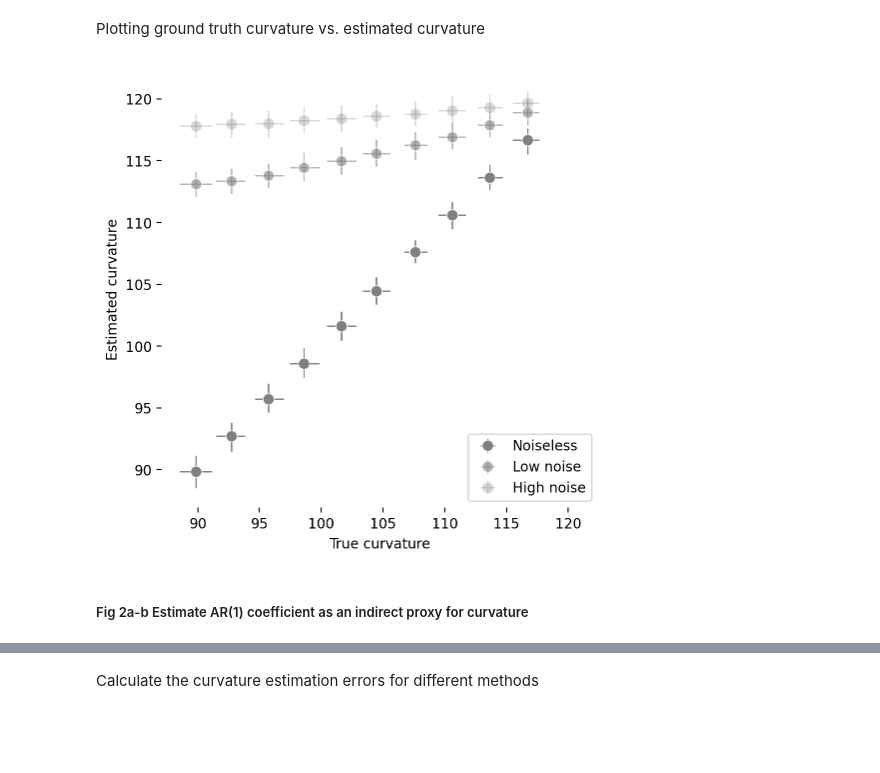
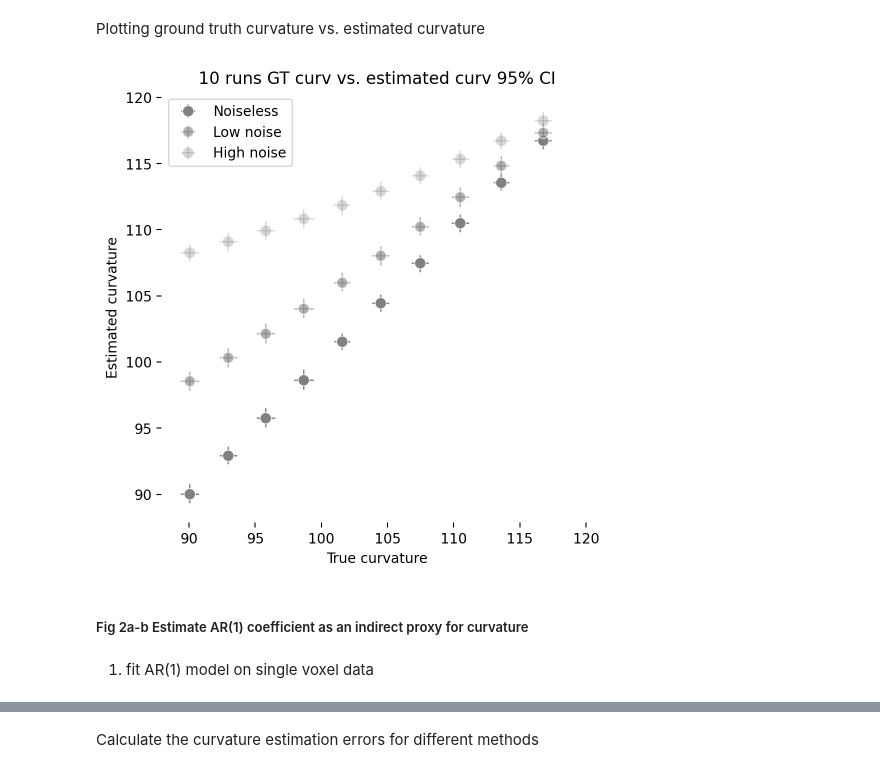
Before and after one commit to jiamingxu1/language-straightening, a Jupyter notebook: scripts/AR-curv.ipynb, the cells around one changed output, grey strips where cells are left out. Drawn from its saved outputs; the diff is of its cells as text; code cells hidden in the pictures; blank space fills up the shorter version.

```diff
--- a/scripts/AR-curv.ipynb
+++ b/scripts/AR-curv.ipynb
@@ -508,15 +299,13 @@ for boot in range(nBoots):
 # %%
 ar_coeffs = np.linspace(0.1, 1, 10)
-nBoots = 200
+nBoots = 500
 nT = 241
-n_voxs = 10
-nRuns = 1
-corr = 0.3
-beta = 0.5
-private_signal_std = 1.0 # latent private noise
-# shared_signal_std = 1.0
-# added_shared_noise_std = 1.0
-added_meas_noise_std_high = 3.0
+n_voxs = 100
+nRuns = 10
+corr = 0.1                          # shared signal
+beta = 0.7                          # shared noise (lower beta = higher shared noise)
+private_signal_std = 1.0            # latent private signal
+added_meas_noise_std_high = 3.0     # measurement noise
 added_meas_noise_std_low = 1.5
 
 private_signal_inno_all = np.zeros((nBoots, len(ar_coeffs), n_voxs, nT))
@@ -543,7 +332,7 @@ for boot in range(nBoots):
 
 
         # Noiseless (latent)
-        private_signal_innov = private_signal_innov = np.random.randn(n_voxs, nT) * private_signal_std
+        private_signal_innov = np.random.randn(n_voxs, nT) * private_signal_std
         latent_ts = make_noiseless_arp(ar_coeffs[a], nT=nT, n_voxs=n_voxs, private_signal_innov=private_signal_innov)
         noiseless_timeseries[boot,a,:,:] = latent_ts
 
@@ -567,6 +356,8 @@ for boot in range(nBoots):
             )
             # combine all the sources for innov term
             signal_innov = private_signal_innov + shared_signal_innov[None, :] + shared_noise_innov[None, :]
+            # signal_innov = private_signal_innov + shared_signal_innov[None, :] + shared_noise_innov # no signal shared across voxels
+
 
             # add low noise
             noisy_ts = make_additive_noisy_arp(
@@ -589,6 +380,7 @@ for boot in range(nBoots):
             high_noisy_timeseries[boot,a,run,:,:] = high_noisy_ts
 
         avg_noiseless_ts = latent_ts
+        # run averages
         avg_noisy_ts = np.mean(noisy_timeseries[boot,a],axis=0)
         avg_noisy_timeseries[boot,a,:,:] = avg_noisy_ts
         avg_high_noisy_ts = np.mean(high_noisy_timeseries[boot,a],axis=0)
@@ -667,13 +579,13 @@ plt.close()
 # %% [markdown]
 Plotting ground truth curvature vs. estimated curvature
 # %%
-noiseless_mean_curv = noiseless_est_curv.mean(axis=0)
-noisy_mean_curv     = noisy_est_curv.mean(axis=0)
-high_noisy_mean_curv = high_noisy_est_curv.mean(axis=0)
+# noiseless_mean_curv = noiseless_est_curv.mean(axis=0)
+# noisy_mean_curv     = noisy_est_curv.mean(axis=0)
+# high_noisy_mean_curv = high_noisy_est_curv.mean(axis=0)
 
 def bootstrap_ci(data):
-    lower = np.percentile(data, 16, axis=0)
-    upper = np.percentile(data, 84, axis=0)
+    lower = np.percentile(data, 2.5, axis=0)
+    upper = np.percentile(data, 97.5, axis=0)
     mean  = data.mean(axis=0)
     return mean, [mean - lower, upper - mean]
 
@@ -731,32 +643,37 @@ ax.errorbar(
     markerfacecolor='gray',
     markeredgecolor='white',
     markeredgewidth=0.5,
     linewidth=1,
     color='gray',
     alpha=0.3,
     label="High noise"
 )
 
 # ---- Axes ----
 ax.set_xlabel("True curvature")
 ax.set_ylabel("Estimated curvature")
 
 # Square and equal limits
 ax.set_aspect('equal', adjustable='datalim')
 ax.axis('square')
 
 # ---- Spines thickness ----
 for spine in ax.spines.values():
     spine.set_visible(False)
 
 # Emphasize vertical spines (your requested axis_height)
 ax.spines['left'].set_linewidth(axis_height)
 ax.spines['right'].set_linewidth(axis_height)
 
 ax.legend()
 
 plt.tight_layout(pad=0.3)
-plt.savefig("single_trial_GTcurv-curv_diffnoise_CI.pdf", format='pdf', bbox_inches='tight')
+# ax.set_title("one run GT curv vs. estimated curv 95% CI")
+# plt.savefig("one run GT curv vs. estimated curv 95% CI.pdf", format='pdf')
+
+ax.set_title("10 runs GT curv vs. estimated curv 95% CI")
+plt.savefig("10 runs GT curv vs. estimated curv 95% CI.pdf", format='pdf')
+
 plt.show()
 # %% [output]
-[figure, old version]
+[figure, new version]
@@ -835,4 +680,6 @@ plt.close()
 # %% [markdown]
 ##### Fig 2a-b Estimate AR(1) coefficient as an indirect proxy for curvature
+# %% [markdown]
+1) fit AR(1) model on single voxel data
 # %%
 # recover AR coefficients (from 10-D data - approximates averaging across 10 runs for a single voxel)
```
Also changed, not shown: parts of 27 cells of this notebook, 39 other files.
